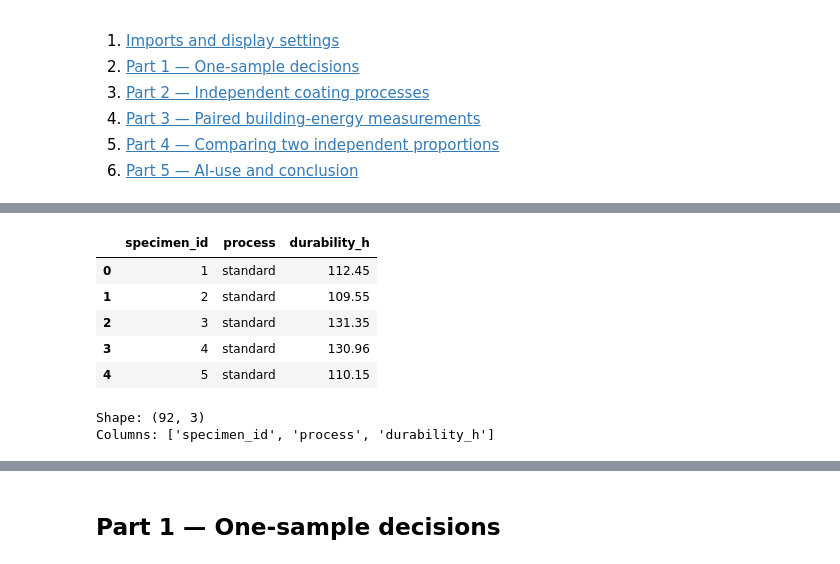
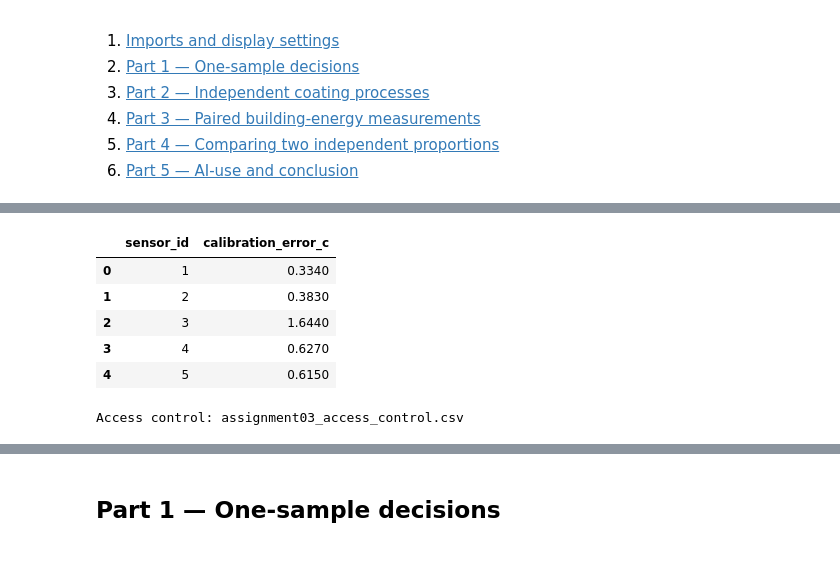
Before and after one commit to SnehaKoirala/STA_Assignments, a Jupyter notebook: Assignment4/Assignment4.ipynb, the cells around one changed output, grey strips where cells are left out. Cells and saved outputs as stored; diff of their text form; code cells hidden in the pictures.

```diff
--- a/Assignment4/Assignment4.ipynb
+++ b/Assignment4/Assignment4.ipynb
@@ -23,29 +29,54 @@
 # %%
 from pathlib import Path
+
+import numpy as np
 import pandas as pd
-import numpy as np
+import matplotlib.pyplot as plt
 from scipy import stats
+from IPython.display import display
+from statsmodels.stats.proportion import (
+    confint_proportions_2indep, proportions_ztest,
+)
+
+alpha = 0.05
+pd.set_option("display.max_columns", None)
+pd.set_option("display.float_format", lambda value: f"{value:.4f}")
+plt.rcParams.update({"figure.figsize": (9, 4.5), "axes.grid": False})
 # %%
-data_dir = Path("data") if Path("data").exists() else Path("../data")
-sensor = pd.read_csv(data_dir / "assignment03_sensor_calibration.csv")
-access = pd.read_csv(data_dir / "assignment03_access_control.csv")
-coating = pd.read_csv(data_dir / "assignment04_coating_durability.csv")
-sensor.head()
+# Run from either the repository root or the notebook folder.
+data_dir = next(
+    (folder for folder in [Path("data"), Path("../data")]
+     if (folder / "assignment04_energy_retrofit.csv").is_file()),
+    None,
+)
+if data_dir is None:
+    raise FileNotFoundError("Run from the repository root or Assignment4 folder.")
 
+filenames = {
+    "Sensor calibration": "assignment03_sensor_calibration.csv",
+    "Access control": "assignment03_access_control.csv",
+    "Coating durability": "assignment04_coating_durability.csv",
+    "Energy retrofit": "assignment04_energy_retrofit.csv",
+}
+datasets = {name: pd.read_csv(data_dir / filename)
+            for name, filename in filenames.items()}
+sensor = datasets["Sensor calibration"]
+access = datasets["Access control"]
+coating = datasets["Coating durability"]
+energy = datasets["Energy retrofit"].copy()
 
-errors = sensor["calibration_error_c"]
-n = errors.count()
-sample_mean = errors.mean()
-sample_std = errors.std(ddof=1)
+quality_rows = []
+for name, frame in datasets.items():
+    quality_rows.append({
+        "Dataset": name, "Rows": len(frame), "Columns": frame.shape[1],
+        "Missing values": int(frame.isna().sum().sum()),
+        "Duplicate IDs": int(frame.iloc[:, 0].duplicated().sum()),
+    })
+    print(f"{name}: {filenames[name]}")
+    display(frame.head())
+display(pd.DataFrame(quality_rows).set_index("Dataset"))
 
-print("Sample size:", n)
-print("Sample mean:", round(sample_mean, 4), "°C")
-print("Sample standard deviation:", round(sample_std, 4), "°C")
-
-print("Shape:", access.shape)
-print("Columns:", access.columns.tolist())
-
-display(coating.head())
-print("Shape:", coating.shape)
-print("Columns:", coating.columns.tolist())
+assert all(not frame.isna().any().any() for frame in datasets.values())
+assert all(frame.iloc[:, 0].is_unique for frame in datasets.values())
+assert access["false_reject"].isin([0, 1]).all()
 # %% [output]
@@ -57,8 +84,7 @@ Columns: ['attempt_id', 'false_reject']
-|  | specimen_id | process | durability_h |
-| 0 | 1 | standard | 112.45 |
-| 1 | 2 | standard | 109.55 |
-| 2 | 3 | standard | 131.35 |
-| 3 | 4 | standard | 130.96 |
-| 4 | 5 | standard | 110.15 |
+|  | sensor_id | calibration_error_c |
+| 0 | 1 | 0.3340 |
+| 1 | 2 | 0.3830 |
+| 2 | 3 | 1.6440 |
+| 3 | 4 | 0.6270 |
+| 4 | 5 | 0.6150 |
-Shape: (92, 3)
-Columns: ['specimen_id', 'process', 'durability_h']
+Access control: assignment03_access_control.csv
```
Also changed, not shown: parts of 62 cells of this notebook.
